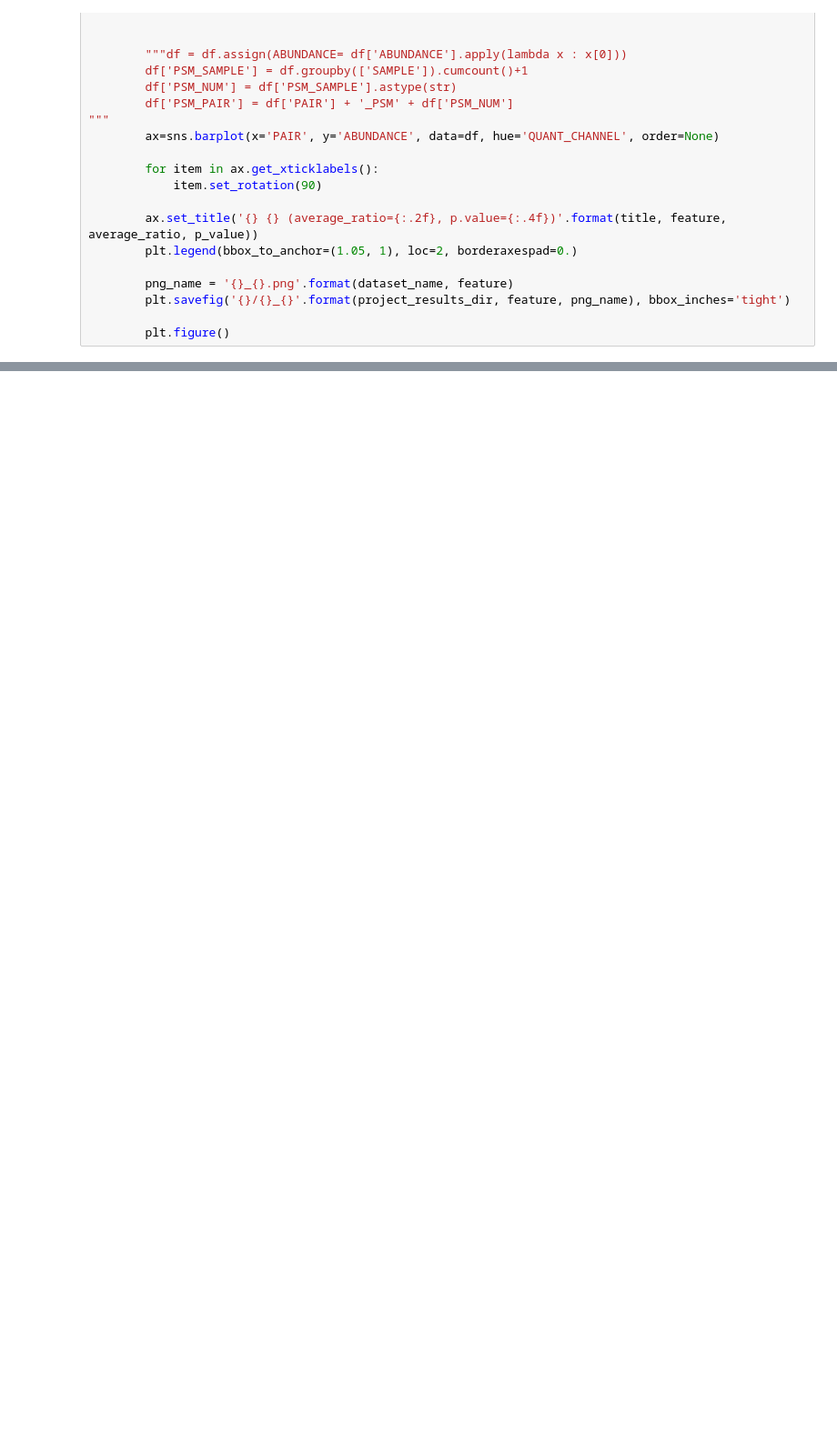
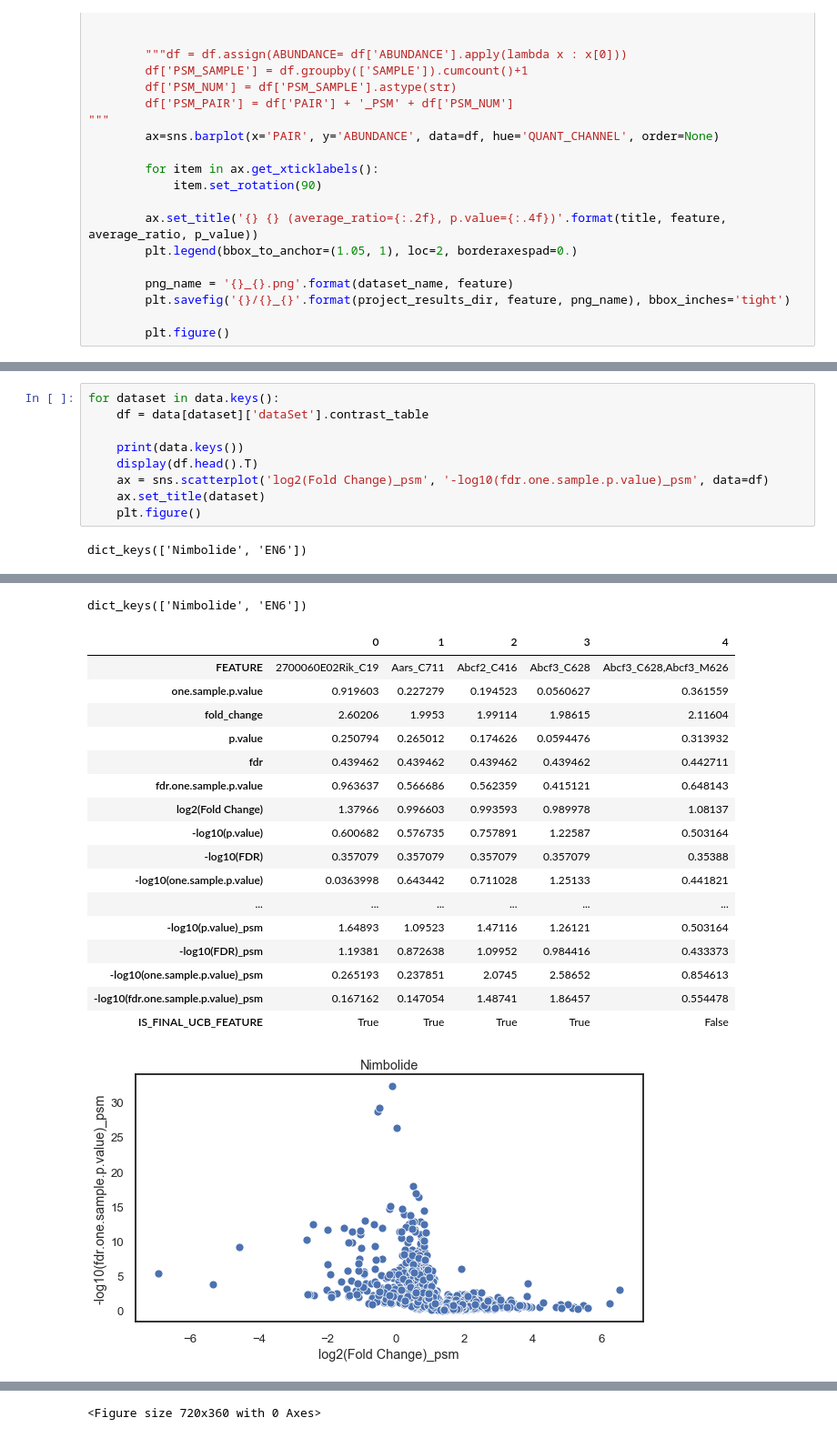
Before and after one commit to mdjones/mdjones.github.io, a Jupyter notebook: ucb/ProtMethodologyImprovements_UCB_NB-CPACT-Meeting-20190115.ipynb, the cells around one changed output, grey strips where cells are left out. Shown at 91% size. Drawn from its saved outputs; the diff is of its cells as text; blank space fills up the shorter version.

```diff
--- a/ucb/ProtMethodologyImprovements_UCB_NB-CPACT-Meeting-20190115.ipynb
+++ b/ucb/ProtMethodologyImprovements_UCB_NB-CPACT-Meeting-20190115.ipynb
@@ -350,0 +357,11 @@ Saving C:\Users\jonesmic\PycharmProjects\discopro-collective\results\\ProtMethod
+# %%
+for dataset in data.keys():
+    df = data[dataset]['dataSet'].contrast_table
+
+    print(data.keys())
+    display(df.head().T)
+    ax = sns.scatterplot('log2(Fold Change)_psm', '-log10(fdr.one.sample.p.value)_psm', data=df)
+    ax.set_title(dataset)
+    plt.figure()
+# %% [output]
+dict_keys(['Nimbolide', 'EN6'])
@@ -350,0 +385,19 @@ Saving C:\Users\jonesmic\PycharmProjects\discopro-collective\results\\ProtMethod
+dict_keys(['Nimbolide', 'EN6'])
+|  | 0 | 1 | 2 | 3 | 4 |
+| FEATURE | 2700060E02Rik_C19 | Aars_C711 | Abcf2_C416 | Abcf3_C628 | Abcf3_C628,Abcf3_M626 |
+| one.sample.p.value | 0.919603 | 0.227279 | 0.194523 | 0.0560627 | 0.361559 |
+| fold_change | 2.60206 | 1.9953 | 1.99114 | 1.98615 | 2.11604 |
+| p.value | 0.250794 | 0.265012 | 0.174626 | 0.0594476 | 0.313932 |
+| fdr | 0.439462 | 0.439462 | 0.439462 | 0.439462 | 0.442711 |
+| fdr.one.sample.p.value | 0.963637 | 0.566686 | 0.562359 | 0.415121 | 0.648143 |
+| log2(Fold Change) | 1.37966 | 0.996603 | 0.993593 | 0.989978 | 1.08137 |
+| -log10(p.value) | 0.600682 | 0.576735 | 0.757891 | 1.22587 | 0.503164 |
+| -log10(FDR) | 0.357079 | 0.357079 | 0.357079 | 0.357079 | 0.35388 |
+| -log10(one.sample.p.value) | 0.0363998 | 0.643442 | 0.711028 | 1.25133 | 0.441821 |
+| ... | ... | ... | ... | ... | ... |
+| -log10(p.value)_psm | 1.64893 | 1.09523 | 1.47116 | 1.26121 | 0.503164 |
+| -log10(FDR)_psm | 1.19381 | 0.872638 | 1.09952 | 0.984416 | 0.433373 |
+| -log10(one.sample.p.value)_psm | 0.265193 | 0.237851 | 2.0745 | 2.58652 | 0.854613 |
+| -log10(fdr.one.sample.p.value)_psm | 0.167162 | 0.147054 | 1.48741 | 1.86457 | 0.554478 |
+| IS_FINAL_UCB_FEATURE | True | True | True | True | False |
+[figure, added]
@@ -350,0 +405 @@ Saving C:\Users\jonesmic\PycharmProjects\discopro-collective\results\\ProtMethod
+<Figure size 720x360 with 0 Axes>
```
Also changed, not shown: parts of 5 cells of this notebook, 3 other files.
